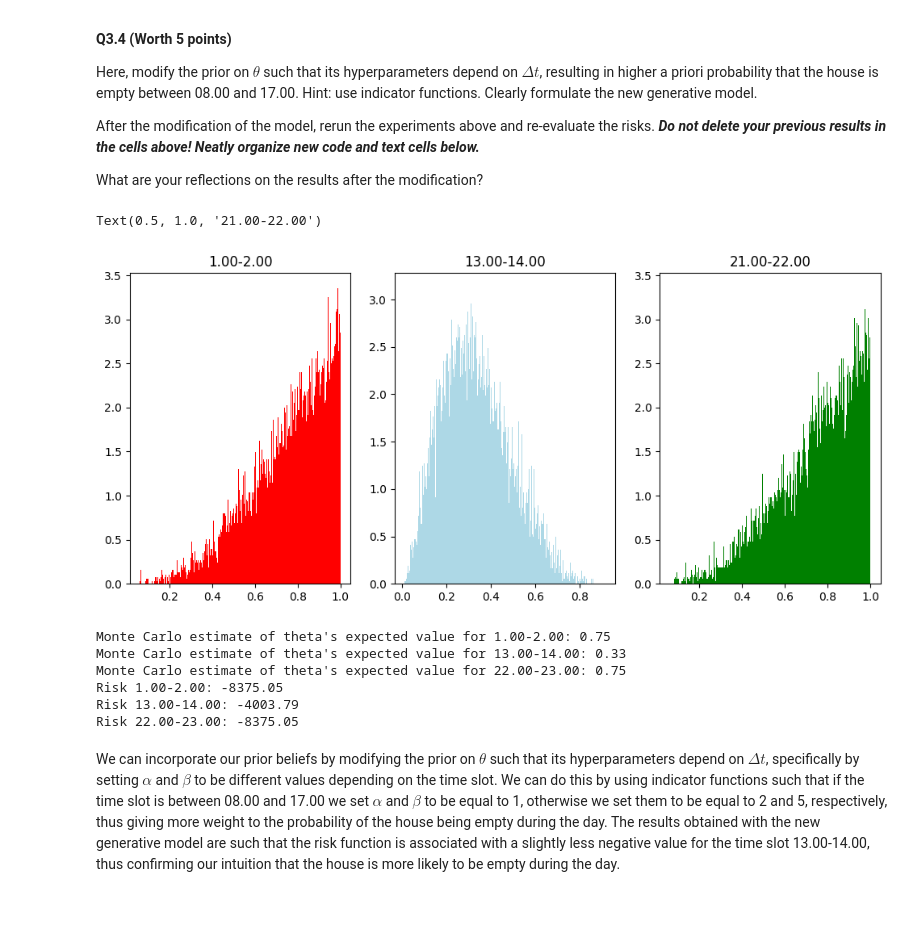
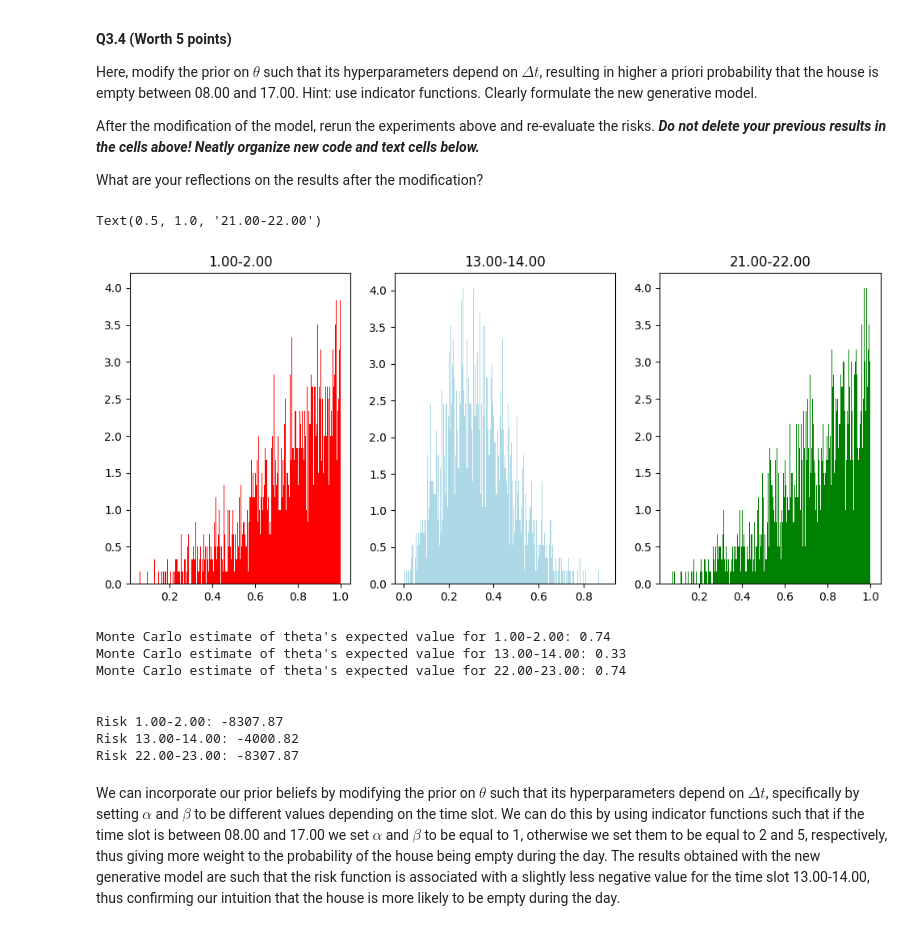
Before and after one commit to leonardodeclara/DD2447-Statistical-Methods-in-Applied-Computer-Science, a Jupyter notebook: Assignment_2/assignment2.ipynb, the cells around one changed output. Cells and saved outputs as stored; diff of their text form; code cells hidden in the pictures.

```diff
--- a/Assignment_2/assignment2.ipynb
+++ b/Assignment_2/assignment2.ipynb
@@ -879,12 +741,16 @@ C(0,x)+(C(1,x)-C(0,x))\frac{1}{N}\sum\limits_{i=1}^{N}\theta_i$$
 
 So if $x=0$ then we have that $\mathbb{E}_{p(h|D, \Delta t)}[C(h,0)]=-1000$ while if $x=1$ we need to compute the Monte Carlo estimate.
 # %%
+num_samples = 20000
+epsilon = 1
+burn_in  = 0.2
+thin_rate = 5
 results1,_,_ = metropolis_hastings(num_samples=num_samples, data=D, epsilon=epsilon,
-                              alpha_param=1, beta_param=1,  tl=1.0*3600, tu=2.0*3600, burn_in=0)
+                              alpha_param=1, beta_param=1,  tl=1.0*3600, tu=2.0*3600, burn_in=burn_in, thin_rate=thin_rate)
 results2,_,_ = metropolis_hastings(num_samples=num_samples, data=D, epsilon=epsilon,
-                              alpha_param=1, beta_param=1,  tl=13.0*3600, tu=14.0*3600, burn_in=0)
+                              alpha_param=1, beta_param=1,  tl=13.0*3600, tu=14.0*3600, burn_in=burn_in, thin_rate=thin_rate)
 results3,_,_ = metropolis_hastings(num_samples=num_samples, data=D, epsilon=epsilon,
-                              alpha_param=1, beta_param=1,  tl=21.0*3600, tu=22.0*3600, burn_in=0)
+                              alpha_param=1, beta_param=1,  tl=21.0*3600, tu=22.0*3600, burn_in=burn_in, thin_rate=thin_rate)
 fig, axs = plt.subplots(1, 3, figsize=(12,5))
 axs.flatten()
 axs[0].hist(results1, color='red',bins = 500, label='MH samples', density = True)
@@ -995,26 +845,10 @@ def metropolis_hastings_modified_prior(num_samples, data, epsilon, alpha_empty,a
                     p = p * (1-o)
         return p
 
-    def q_theta(o, o_prime):
-        if (o-epsilon/2) < 0:
-            if o_prime > (o+epsilon/2):
-                return 0
-            elif o_prime > (epsilon/2-o):
-                return 1/(epsilon)
-            else:
-                return 2/epsilon
-        elif (o+epsilon/2) > 1:
-            if o_prime < o - epsilon/2:
-                return 0
-            elif o_prime < 1 - (o + epsilon/2 - 1):
-                return 1/epsilon
-            else:
-                return 2/epsilon
-        else:
-            if o_prime > (o+epsilon/2) or o_prime < (o-epsilon/2):
-                return 0
-            else:
-                return 1/(epsilon)
+    def q_theta(theta, theta_prev):
+        indicator_1 = (theta_prev - epsilon/2 < theta) & (theta < theta_prev + epsilon/2)
+        indicator_2 = (theta_prev - epsilon/2 < theta - 1) & (theta - 1 < theta_prev + epsilon/2)
+        return 1 / (2 * epsilon) * (indicator_1 + indicator_2)
 
     np.random.seed(seed) # set the seed for reproducibility
 
@@ -1069,38 +903,44 @@ def metropolis_hastings_modified_prior(num_samples, data, epsilon, alpha_empty,a
 
     return samples, accept_rate, autocorr
 # %%
+num_samples = 20000
+epsilon = 1
+burn_in  = 0.2
+thin_rate = 5
 results_modified_1,_,_ = metropolis_hastings_modified_prior(num_samples=num_samples, data = D,epsilon=epsilon, \
-                                              alpha_empty=2,alpha_normal=1, beta_empty=5,beta_normal=1, tl=1.0*3600, tu=2.0*3600, burn_in=0)
+                                              alpha_empty=2,alpha_normal=1, beta_empty=5,beta_normal=1, tl=1.0*3600, tu=2.0*3600, burn_in=burn_in, thin_rate=thin_rate)
 results_modified_2,_,_ = metropolis_hastings_modified_prior(num_samples=num_samples, data=D, epsilon=epsilon, \
-                                              alpha_empty=2,alpha_normal=1, beta_empty=5,beta_normal=1, tl=13.0*3600, tu=14.0*3600, burn_in=0)
+                                              alpha_empty=2,alpha_normal=1, beta_empty=5,beta_normal=1, tl=13.0*3600, tu=14.0*3600, burn_in=burn_in, thin_rate=thin_rate)
 results_modified_3,_,_ = metropolis_hastings_modified_prior(num_samples=num_samples,data=D, epsilon=epsilon, \
-                                              alpha_empty=2,alpha_normal=1, beta_empty=5,beta_normal=1, tl=21.0*3600, tu=22.0*3600, burn_in=0)
+                                              alpha_empty=2,alpha_normal=1, beta_empty=5,beta_normal=1, tl=21.0*3600, tu=22.0*3600, burn_in=burn_in, thin_rate=thin_rate)
 fig, axs = plt.subplots(1, 3, figsize=(12,5))
 axs.flatten()
 axs[0].hist(results_modified_1, color='red',bins = 500, label='MH samples', density = True)
 axs[0].set_title("1.00-2.00")
 axs[1].hist(results_modified_2, color='lightblue',bins = 500, label='MH samples', density = True)
 axs[1].set_title("13.00-14.00")
 axs[2].hist(results_modified_3, color='green',bins = 500, label='MH samples', density = True)
 axs[2].set_title("21.00-22.00")
 # %% [output]
 Text(0.5, 1.0, '21.00-22.00')
-[figure, old version]
+[figure, new version]
 # %%
 print("Monte Carlo estimate of theta's expected value for 1.00-2.00: {:.2f}".format(MC(results_modified_1, len(results_modified_1))))
 print("Monte Carlo estimate of theta's expected value for 13.00-14.00: {:.2f} ".format(MC(results_modified_2, len(results_modified_2))))
 print("Monte Carlo estimate of theta's expected value for 22.00-23.00: {:.2f} ".format(MC(results_modified_3, len(results_modified_3))))
-
+print("\n")
 print("Risk 1.00-2.00: {:.2f}".format(compute_risk(results_modified_1, len(results_modified_1))))
 print("Risk 13.00-14.00: {:.2f} ".format(compute_risk(results_modified_2, len(results_modified_2))))
 print("Risk 22.00-23.00: {:.2f} ".format(compute_risk(results_modified_3, len(results_modified_3))))
 # %% [output]
-Monte Carlo estimate of theta's expected value for 1.00-2.00: 0.75
+Monte Carlo estimate of theta's expected value for 1.00-2.00: 0.74
 Monte Carlo estimate of theta's expected value for 13.00-14.00: 0.33
-Monte Carlo estimate of theta's expected value for 22.00-23.00: 0.75
-Risk 1.00-2.00: -8375.05
-Risk 13.00-14.00: -4003.79
-Risk 22.00-23.00: -8375.05
+Monte Carlo estimate of theta's expected value for 22.00-23.00: 0.74
+
+
+Risk 1.00-2.00: -8307.87
+Risk 13.00-14.00: -4000.82
+Risk 22.00-23.00: -8307.87
 # %% [markdown]
 We can incorporate our prior beliefs by modifying the prior on $\theta$ such that its hyperparameters depend on $Δt$, specifically by setting $\alpha$ and $\beta$ to be different values depending on the time slot. We can do this by using indicator functions such that if the time slot is between 08.00 and 17.00 we set $\alpha$ and $\beta$ to be equal to 1, otherwise we set them to be equal to 2 and 5, respectively, thus giving more weight to the probability of the house being empty during the day.
 The results obtained with the new generative model are such that the risk function is associated with a slightly less negative value for the time slot 13.00-14.00, thus confirming our intuition that the house is more likely to be empty during the day.
```
Also changed, not shown: parts of 29 cells of this notebook.
